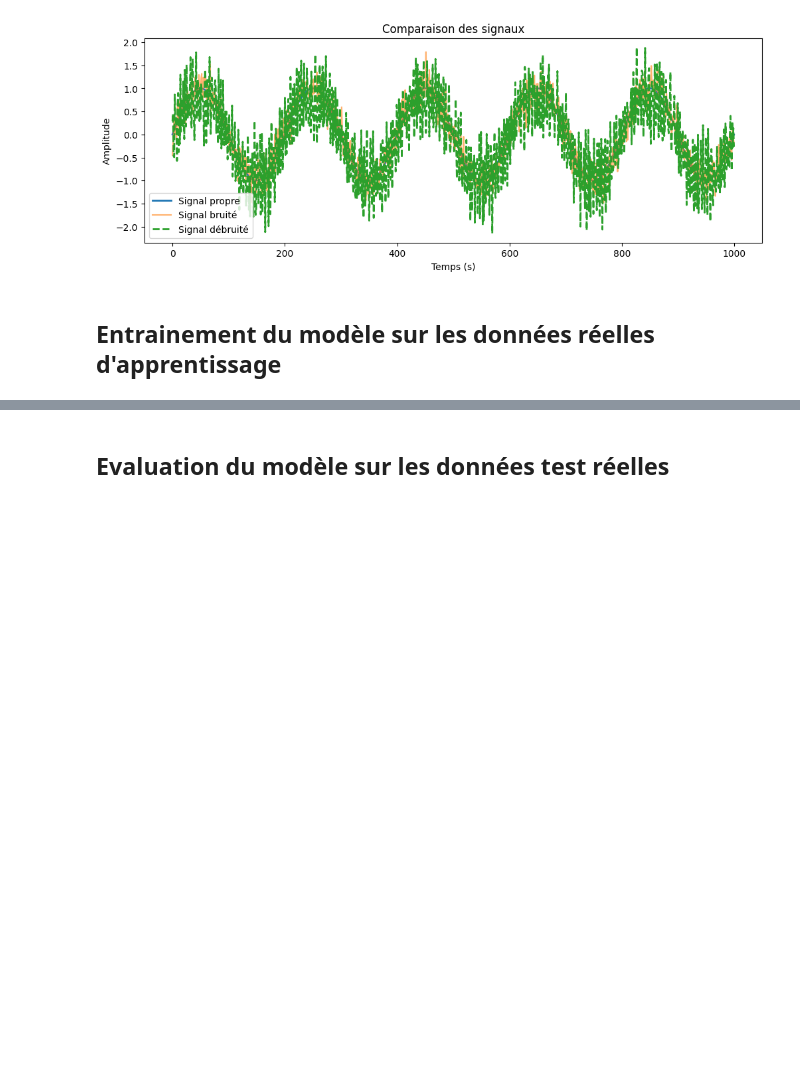
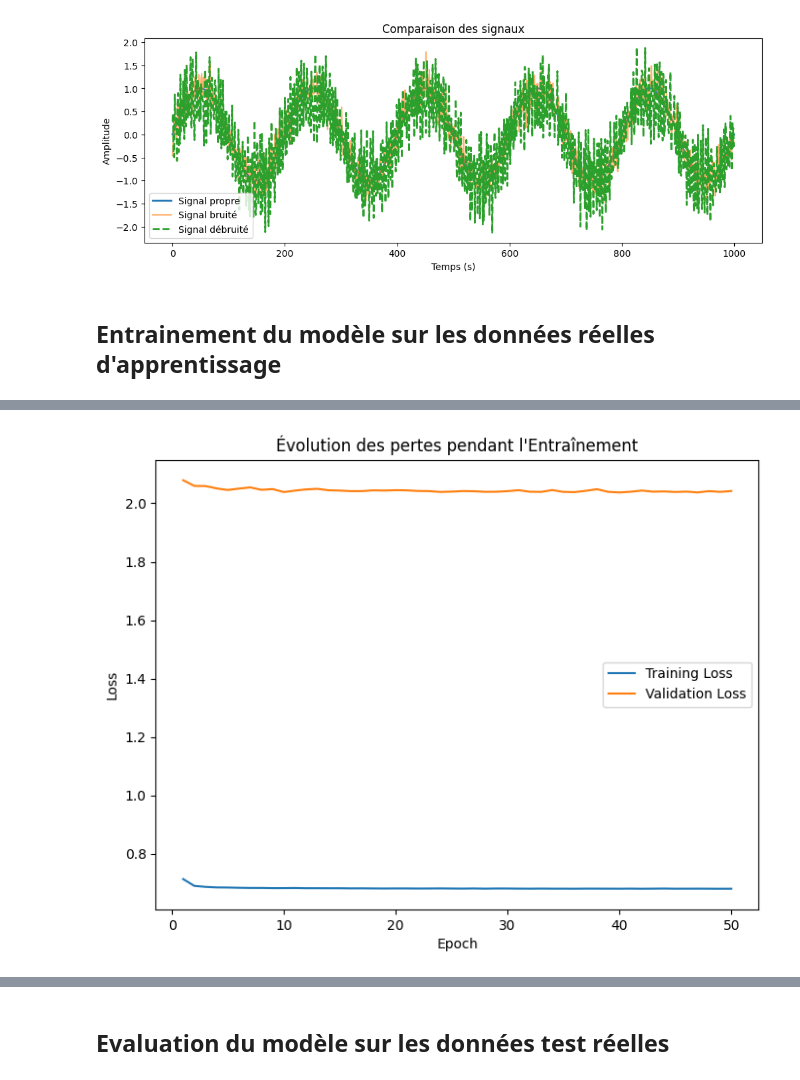
Before and after one commit to mahamat9/denoising_of_ECG_signals, a Jupyter notebook: src/model.ipynb, the cells around one changed output, grey strips where cells are left out. Drawn from its saved outputs; the diff is of its cells as text; code cells hidden in the pictures; blank space fills up the shorter version.

Commit message:
presentation+some  change on model

```diff
--- a/src/model.ipynb
+++ b/src/model.ipynb
@@ -259,5 +301,5 @@ X, info_br = bruitage_alea(Y, fonctions_bruit, 0.5)
 # %%
-batch_size = 32
+batch_size = 128
 num_epochs = 100
 lr=1e-3
 
@@ -291,7 +392,7 @@ def forward_diffusion_sample(x0, t):
     """
     Ajoute du bruit à x0 pour une étape t donnée du processus de diffusion.
 
-    x0 : signal propre (shape: [batch, channels, length])
+    x0 : signal propre
     t  : tensor de taille [batch] contenant l'indice de l'étape de diffusion pour chaque échantillon.
 
     Retourne : x_t (signal bruité) et le bruit ajouté.
@@ -305,16 +406,12 @@ def forward_diffusion_sample(x0, t):
     x_t = sqrt_alpha_cumprod * x0 + sqrt_one_minus_alpha_cumprod * noise
     return x_t, noise
 
+
+
 class DDPM(nn.Module):
     def __init__(self, input_channels=12, hidden_dim=64):
         super(DDPM, self).__init__()
-        self.net = nn.Sequential(
-            nn.Conv1d(input_channels, hidden_dim, kernel_size=3, padding=1),
-            nn.ReLU(),
-            nn.Conv1d(hidden_dim, hidden_dim, kernel_size=3, padding=1),
-            nn.ReLU(),
-            nn.Conv1d(hidden_dim, input_channels, kernel_size=3, padding=1)
-        )
+        self.net = UNet(input_channels, hidden_dim)
 
     def forward(self, x, t):
         # version simplifiée, nous ignorons t dans le forward(phase bruitage).
@@ -330,7 +427,10 @@ def train_diffusion(model, train_loader, val_loader, num_epochs=100, lr=1e-3):
     optimizer = optim.Adam(model.parameters(), lr=lr)
     criterion = nn.MSELoss()
 
-    #for epoch in tqdm(enumerate(range(num_epochs))):
+    train_losses = []
+    val_losses = []
+
+
     for epoch_idx, epoch in enumerate(tqdm(range(num_epochs), desc="entrainement en cours...", leave=False)): # unpack the tuple from enumerate to epoch_idx and epoch
         model.train()
         train_loss = 0.0
@@ -352,7 +452,7 @@ def train_diffusion(model, train_loader, val_loader, num_epochs=100, lr=1e-3):
             train_loss += loss.item() * batch_size
 
         train_loss /= len(train_loader.dataset)
-
+        train_losses.append(train_loss)
 
         # Validation
         model.eval()
@@ -368,9 +468,18 @@ def train_diffusion(model, train_loader, val_loader, num_epochs=100, lr=1e-3):
                 loss = criterion(noise_pred, noise)
                 val_loss += loss.item() * batch_size
         val_loss /= len(val_loader.dataset)
+        val_losses.append(val_loss)
 
-        if epoch_idx % 10 == 0:
+        if epoch_idx % 5 == 0:
             print(f"Epoch {epoch+1}/{num_epochs} - Train Loss: {train_loss:.6f} - Val Loss: {val_loss:.6f}")
+
+    plt.figure(figsize=(8, 6))
+    plt.plot(range(1, num_epochs+1), train_losses, label="Training Loss")
+    plt.plot(range(1, num_epochs+1), val_losses, label="Validation Loss")
+    plt.xlabel("Epoch")
+    plt.ylabel("Loss")
+    plt.title("Évolution des pertes pendant l'Entraînement")
+    plt.legend()
 # %% [markdown]
 ### Entrainement+Test sur données "jouet"
 # %%
@@ -388,7 +497,7 @@ val = TensorDataset(X_val)
 val_loader = DataLoader(val, batch_size, shuffle=True)
 
 #initialisation le modèle de diffusion
-model = DiffusionModel(input_channels=1, hidden_dim=64)
+model = DDPM(input_channels=1, hidden_dim=64)
 train_diffusion(model, train_loader, val_loader, num_epochs, lr)
-torch.save(model.state_dict(), f"diffusion_model_epoch_{num_epochs}.pth")
+#torch.save(model.state_dict(), f"diffusion_model_epoch_{num_epochs}.pth")
 # %% [output]
@@ -463,3 +575,5 @@ Coefficient de corrélation : 0.7970896461461743
 ## Entrainement du modèle sur les données réelles d'apprentissage
 # %%
 model = DDPM(input_channels=12, hidden_dim=64)
+train_diffusion(model, train_loader, val_loader, num_epochs//2, lr)
+# %% [output]
@@ -465,0 +590 @@ model = DDPM(input_channels=12, hidden_dim=64)
+[figure, added]
```
Also changed, not shown: parts of 17 cells of this notebook, 20 other files.
